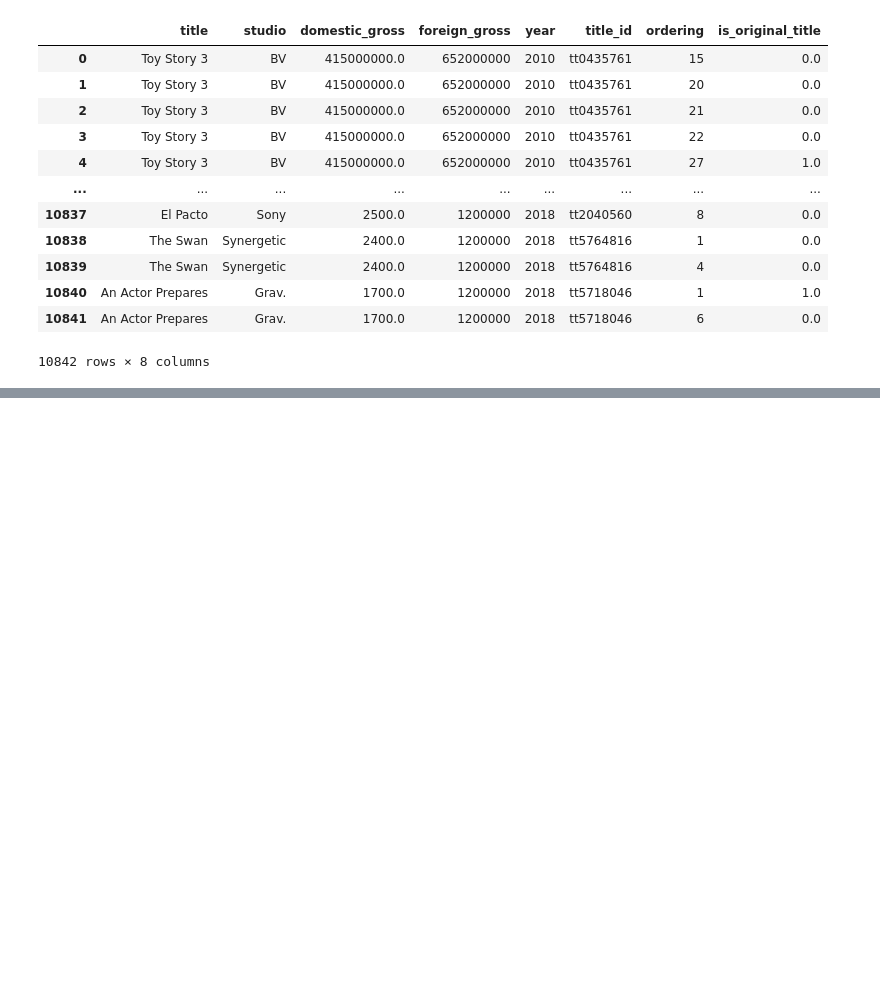
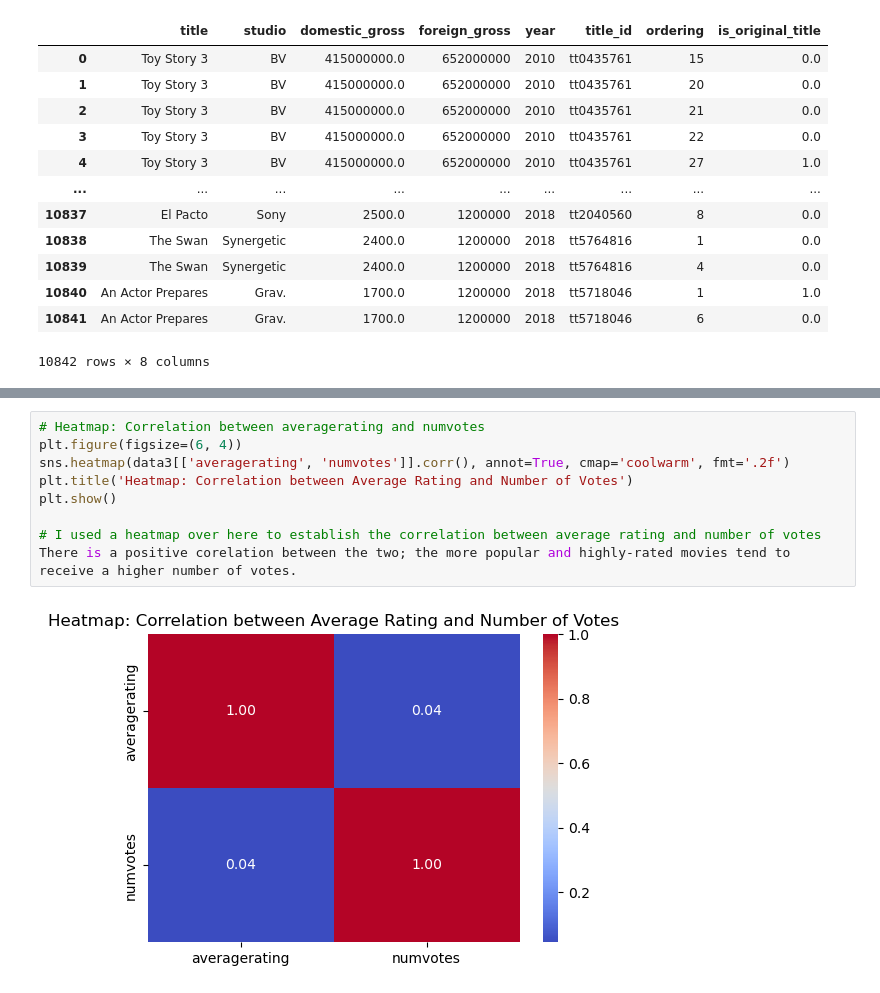
Before and after one commit to celestineolewe/dsc-phase-1-project, a Jupyter notebook: student.ipynb, the cells around one changed output, grey strips where cells are left out. Saved outputs shown, nothing was run; the diff lists cells and outputs as text; blank space fills up the shorter version.

```diff
--- a/student.ipynb
+++ b/student.ipynb
@@ -451,0 +405,11 @@ What else could you do in the future to improve this project?
+# %%
+# Heatmap: Correlation between averagerating and numvotes
+plt.figure(figsize=(6, 4))
+sns.heatmap(data3[['averagerating', 'numvotes']].corr(), annot=True, cmap='coolwarm', fmt='.2f')
+plt.title('Heatmap: Correlation between Average Rating and Number of Votes')
+plt.show()
+
+# I used a heatmap over here to establish the correlation between average rating and number of votes
+There is a positive corelation between the two; the more popular and highly-rated movies tend to receive a higher number of votes.
+# %% [output]
+[figure, added]
```
Also changed, not shown: parts of 48 cells of this notebook.
